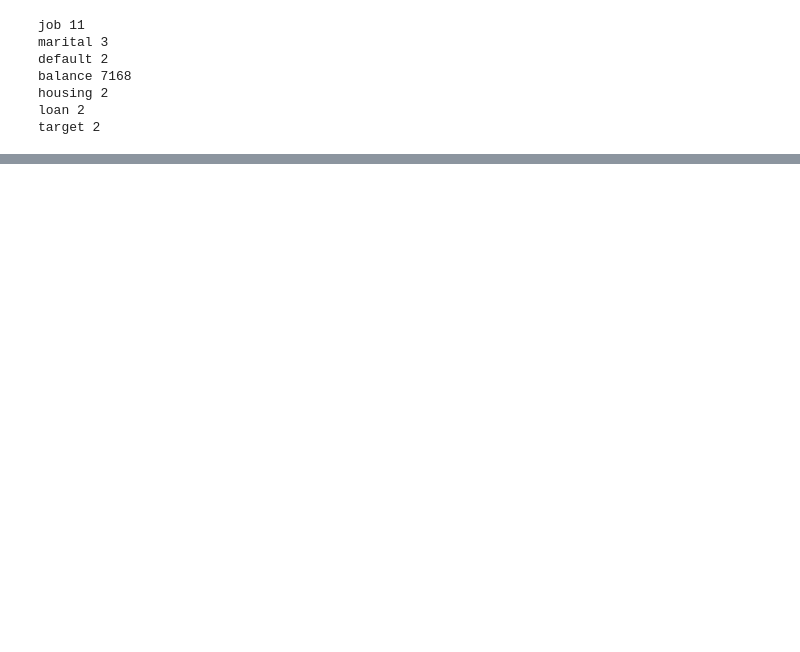
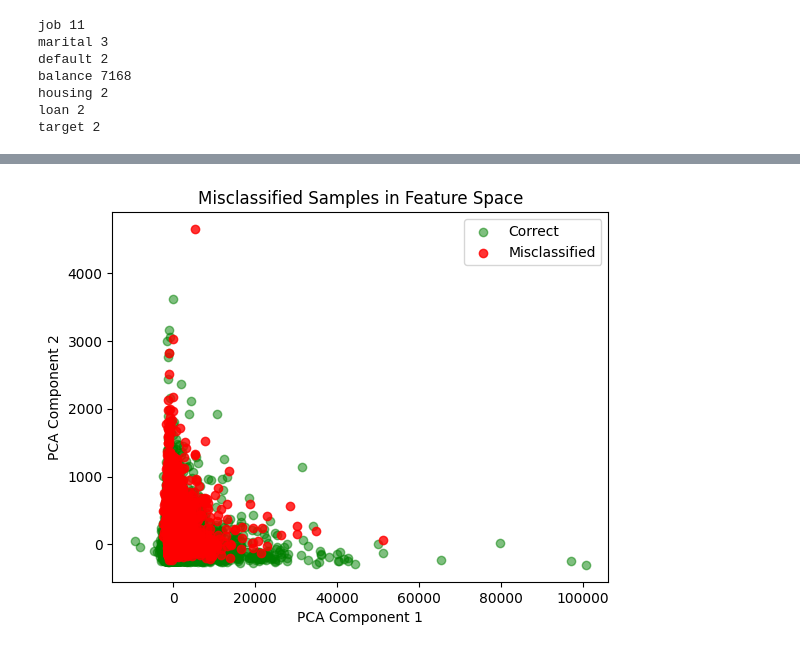
Before and after one commit to btechness/python_programming, a Jupyter notebook: bankmarketing_uci_random_forest.ipynb, the cells around one changed output, grey strips where cells are left out. Saved outputs shown, nothing was run; the diff lists cells and outputs as text; code cells hidden in the pictures; blank space fills up the shorter version.

```diff
--- a/bankmarketing_uci_random_forest.ipynb
+++ b/bankmarketing_uci_random_forest.ipynb
@@ -236,0 +268,14 @@ print(confusion_matrix(d,pred_test))
+# %%
+pca=PCA(n_components=2)
+X_test_pca=pca.fit_transform(b)
+correct_idx=pred_test==d
+incorrect_idx=pred_test!=d
+plt.scatter(X_test_pca[correct_idx, 0], X_test_pca[correct_idx, 1], color='green', label="Correct", alpha=0.5)
+plt.scatter(X_test_pca[incorrect_idx, 0], X_test_pca[incorrect_idx, 1], color='red', label="Misclassified", alpha=0.8)
+plt.xlabel("PCA Component 1")
+plt.ylabel("PCA Component 2")
+plt.title("Misclassified Samples in Feature Space")
+plt.legend()
+plt.show()
+# %% [output]
+[figure, added]
```
Also changed, not shown: parts of 31 cells of this notebook.
